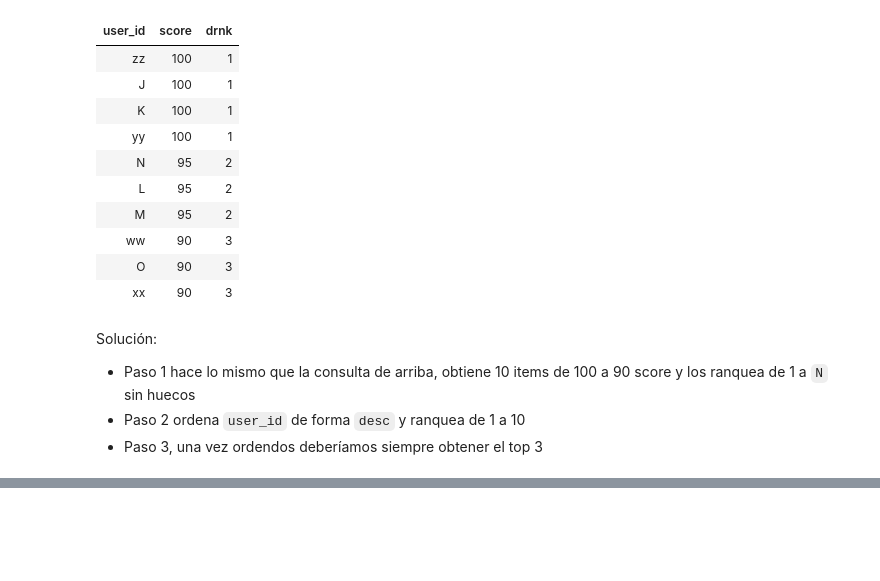
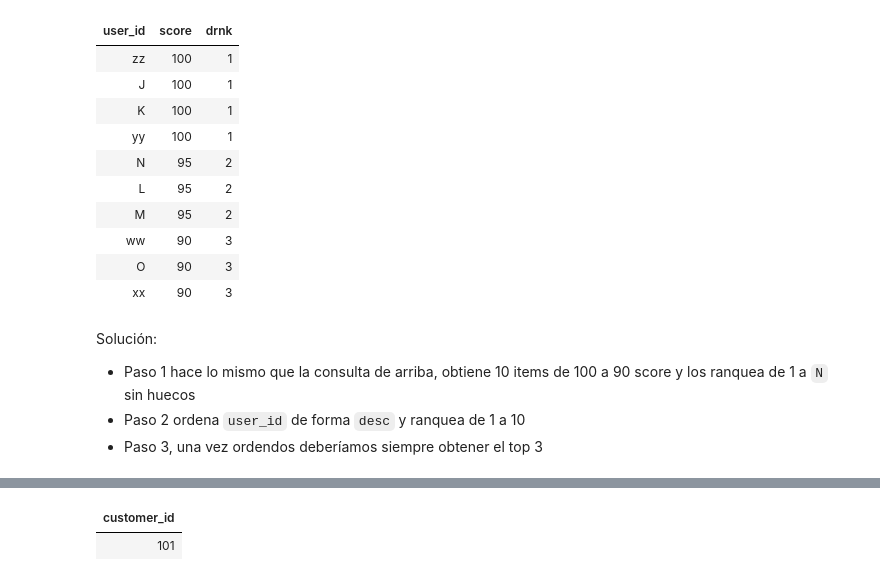
Before and after one commit to taquero-programador/DAB, a Jupyter notebook: dctg/Data.ipynb, the cells around one changed output, grey strips where cells are left out. Saved outputs shown, nothing was run; the diff lists cells and outputs as text; code cells hidden in the pictures; blank space fills up the shorter version.

```diff
--- a/dctg/Data.ipynb
+++ b/dctg/Data.ipynb
@@ -201,0 +189,24 @@ Running query in 'postgresql://targz:***@localhost:5432/danalysis'
+# %%
+%%sql
+WITH target_months AS (
+    SELECT TO_CHAR('2026-06-13'::DATE - (n || ' months')::INTERVAL, 'YYYY-MM') AS required_month
+    FROM (VALUES (0),(1),(2),(3),(4),(5)) AS t(n)
+),
+customer_months AS (
+    SELECT DISTINCT
+        customer_id,
+        TO_CHAR(order_date, 'YYYY-MM') AS order_month
+    FROM pulquero.orders
+    WHERE order_date >= DATE_TRUNC('month', '2026-06-13'::DATE) - INTERVAL '5 months'
+),
+matched AS (
+    SELECT cm.customer_id
+    FROM customer_months cm
+    JOIN target_months tm ON cm.order_month = tm.required_month
+    GROUP BY cm.customer_id
+    HAVING COUNT(DISTINCT cm.order_month) = (SELECT COUNT(*) FROM target_months)
+)
+SELECT * FROM matched;
+# %% [output]
+| customer_id |
+| 101 |
```
Also changed, not shown: parts of 23 cells of this notebook, 1 other file.
